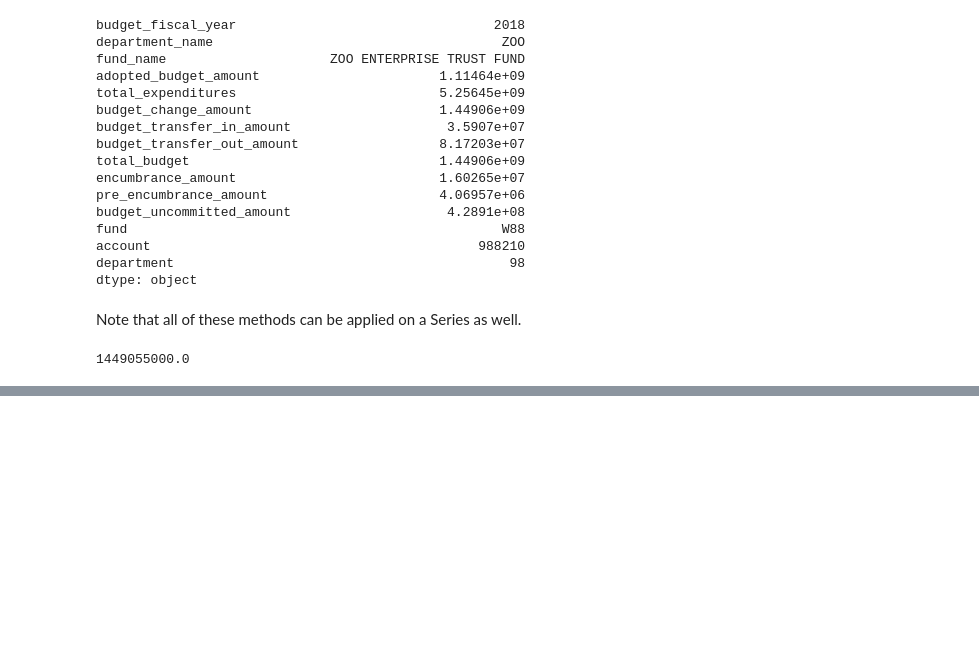
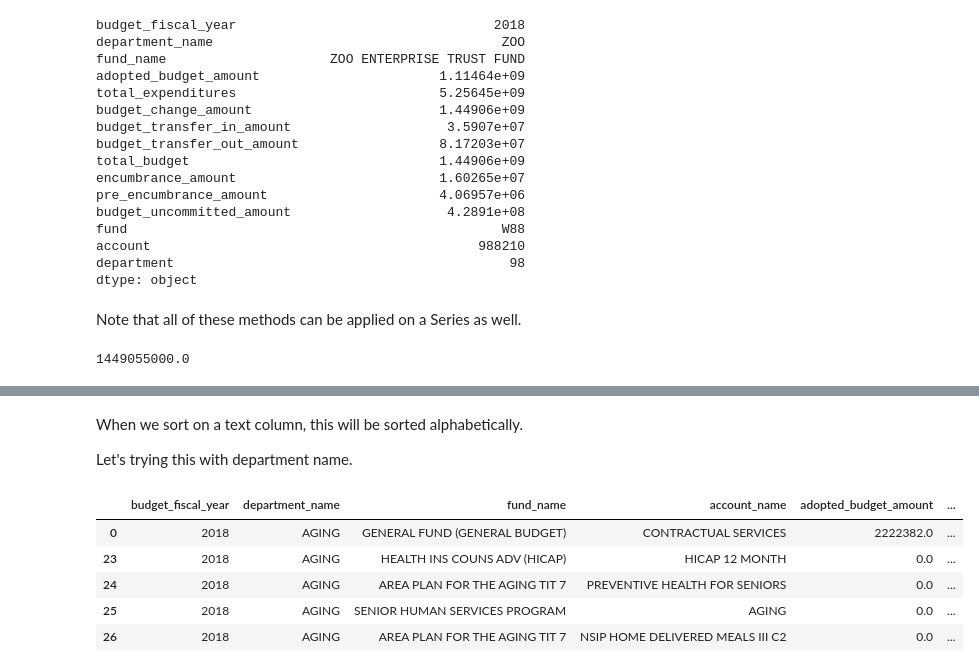
Before and after one commit to dstrodtman/pandas_intro_pyladies, a Jupyter notebook: lessons/01_intro_to_pandas.ipynb, the cells around one changed output, grey strips where cells are left out. Saved outputs shown, nothing was run; the diff lists cells and outputs as text; code cells hidden in the pictures; blank space fills up the shorter version.

```diff
--- a/notebooks/EDA_2018.ipynb
+++ b/lessons/01_intro_to_pandas.ipynb
@@ -1356,0 +1222,13 @@ df.groupby(['department_name', 'department'])[['account_name']].count()
+# %% [markdown]
+When we sort on a text column, this will be sorted alphabetically.
+
+Let's trying this with department name.
+# %%
+df.sort_values('department_name').head()
+# %% [output]
+|  | budget_fiscal_year | department_name | fund_name | account_name | adopted_budget_amount | ... |
+| 0 | 2018 | AGING | GENERAL FUND (GENERAL BUDGET) | CONTRACTUAL SERVICES | 2222382.0 | ... |
+| 23 | 2018 | AGING | HEALTH INS COUNS ADV (HICAP) | HICAP 12 MONTH | 0.0 | ... |
+| 24 | 2018 | AGING | AREA PLAN FOR THE AGING TIT 7 | PREVENTIVE HEALTH FOR SENIORS | 0.0 | ... |
+| 25 | 2018 | AGING | SENIOR HUMAN SERVICES PROGRAM | AGING | 0.0 | ... |
+| 26 | 2018 | AGING | AREA PLAN FOR THE AGING TIT 7 | NSIP HOME DELIVERED MEALS III C2 | 0.0 | ... |
```
Also changed, not shown: parts of 40 cells of this notebook, 3 other files.
